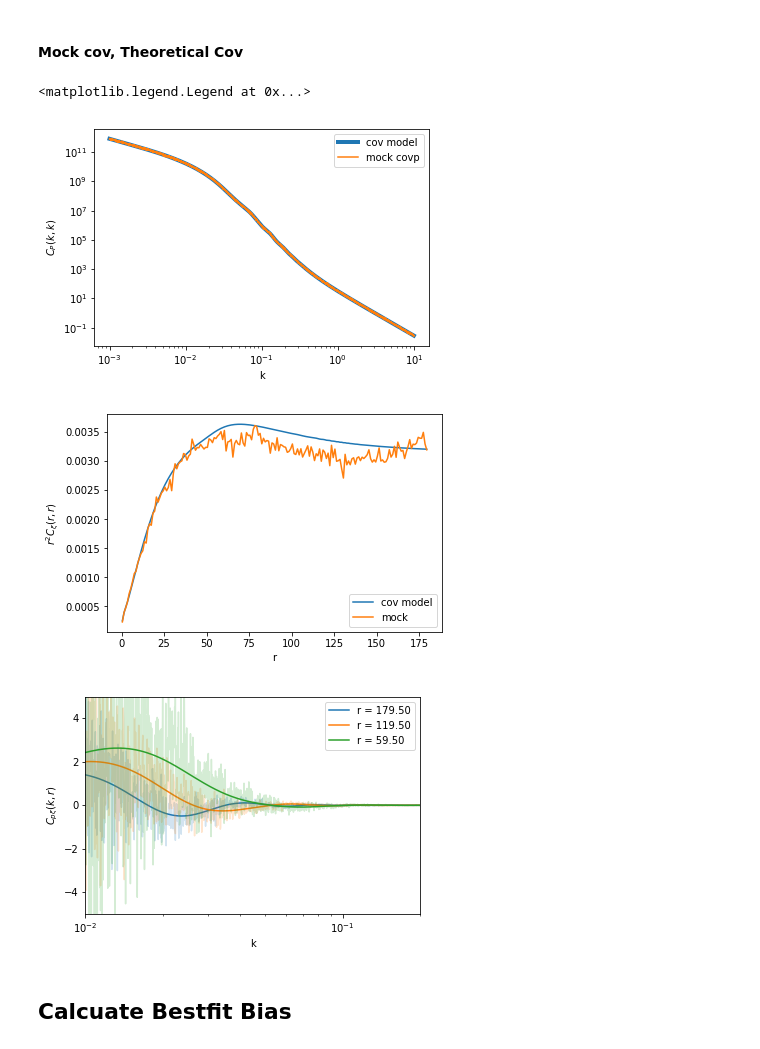
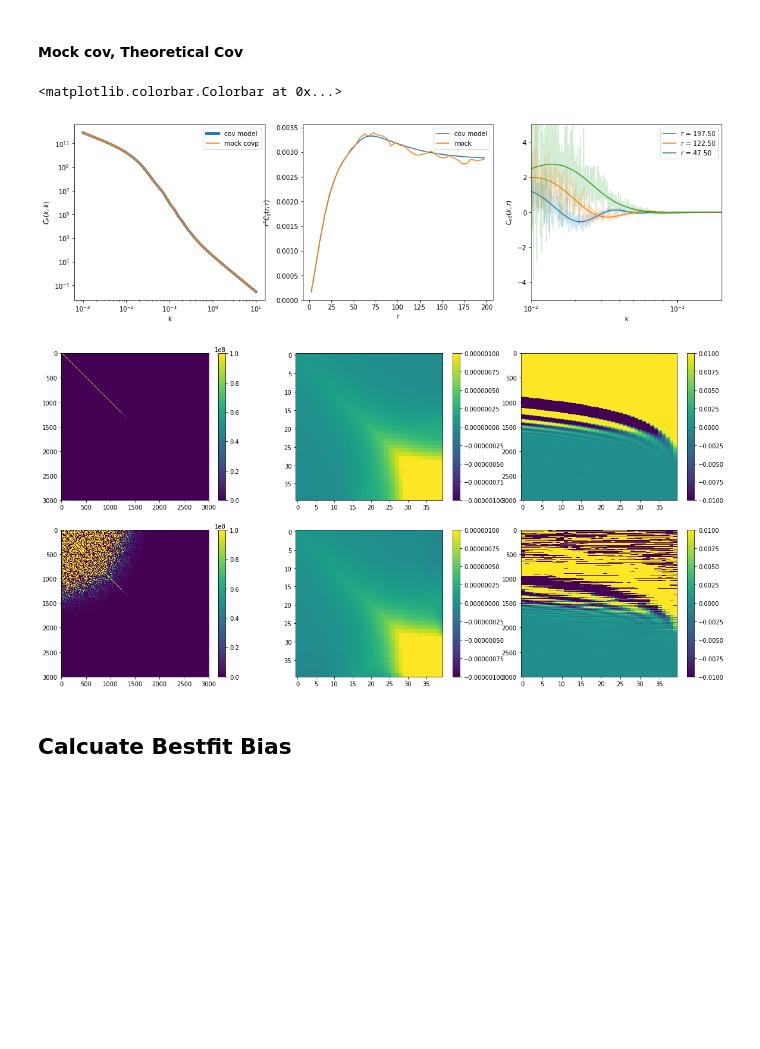
Before and after one commit to sujeong-lee/SNR, a Jupyter notebook: notebook/Mock cross covariance-2 - shotnoise.ipynb, the cells around one changed output. Cells and saved outputs as stored; diff of their text form; code cells hidden in the pictures; blank space fills up the shorter version.

Commit message:
mock 2000

```diff
--- a/notebook/Mock cross covariance-2 - shotnoise.ipynb
+++ b/notebook/Mock cross covariance-2 - shotnoise.ipynb
@@ -28,7 +25,7 @@ No Shotnoise, No Finger of God term
  s = velocity dispersion in FoG term
  nn = shot noise
 """
-cosmo = class_covariance(KMIN=0.001, KMAX = 10, n=3000, RMIN = 0.001, RMAX = 180, n2 = 181, \
+cosmo = class_covariance(KMIN=0.001, KMAX = 10, n=3000, RMIN = 0.001, RMAX = 200, n2 = 41, \
                          b = 2.0, f = 0.74, s=0.0, nn=3.0e-04, rscale = 'lin', kscale='lin')
 
 #cosmo.compile_fortran_modules()
@@ -55,11 +52,11 @@ cov xi 32399/32400
 # %% [markdown]
 ## Generate Mocks
 # %%
-header = "class_covariance(KMIN=0.001, KMAX = 10, n=3000, RMIN = 0.001, RMAX = 180, n2 = 181, \
+header = "class_covariance(KMIN=0.001, KMAX = 10, n=3000, RMIN = 0.001, RMAX = 200, n2 = 41, \
                          b = 2.0, f = 0.74, s=0.0, nn=3.0e-04, rscale = 'lin', kscale='lin')"
-dirs = '../data_txt/mocks10/'
-p_mock, xi_mock = generate_mocks( cosmo, p_model, covp_model, N_mock = 500 )
-#save_mocks( cosmo, p_mock, xi_mock, header = header, dir = dirs  )
+dirs = '../data_txt/mocks14/'
+p_mock, xi_mock = generate_mocks( cosmo, p_model, covp_model, N_mock = 2000 )
+save_mocks( cosmo, p_mock, xi_mock, header = header, dir = dirs  )
 kcenter, p_mock, rcenter, xi_mock = load_mocks(dir = dirs)
 mocks = np.hstack(( p_mock, xi_mock ))
 # %% [output]
@@ -132,39 +128,56 @@ ax.legend(loc='best')
 # %% [markdown]
 #### Mock cov, Theoretical Cov
 # %%
-fig, ax = plt.subplots()
+fig, (ax, ax2, ax3) = plt.subplots(1,3, figsize = (18,5))
 
 kcenter = cosmo.kbin
 ax.loglog(kcenter, covp_model.diagonal(), '-', linewidth = 4.0, label = 'cov model')
 ax.loglog(kcenter, mock_covp.diagonal(), '-', label ='mock covp')
 ax.set_xlabel('k')
 ax.set_ylabel(r'$C_P (k,k)$')
 ax.legend()
 
-fig, ax = plt.subplots()
-ax.plot(cosmo.rcenter, cosmo.rcenter**2*covxi_model.diagonal(), label='cov model')
-ax.plot(cosmo.rcenter, cosmo.rcenter**2*mock_covxi.diagonal(), '-', label = 'mock')
+#fig, ax = plt.subplots()
+ax2.plot(cosmo.rcenter, cosmo.rcenter**2*covxi_model.diagonal(), label='cov model')
+ax2.plot(cosmo.rcenter, cosmo.rcenter**2*mock_covxi.diagonal(), '-', label = 'mock')
 #ax.plot(cosmo.rcenter, cosmo.rcenter**2*cov_xi_3.diagonal(), '-', label = 'model2')
-ax.set_xlabel('r')
-ax.set_ylabel(r'$r^2 C_{\xi}(r,r)$')
-ax.legend()
+ax2.set_xlabel('r')
+ax2.set_ylabel(r'$r^2 C_{\xi}(r,r)$')
+ax2.legend()
 
-fig, ax = plt.subplots()
-for i in np.arange(0, cosmo.rcenter.size, 60):
-    ax.plot(cosmo.kbin, mock_covpxi[:,i], alpha = 0.2)
-    ax.plot(cosmo.kbin, covpxi_model[:,i], label='r = {:0.2f}'.format(cosmo.rcenter[i]), color = ax.lines[-1].get_color())
 
-ax.set_ylim(-5, 5)
-ax.set_xlim(1e-02,0.2)
-ax.set_xlabel('k')
-ax.set_ylabel(r'$C_{p\xi}(k,r)$')
-ax.set_xscale('log')
-ax.legend(loc='best')
+#fig, ax = plt.subplots()
+for i in np.arange(0, cosmo.rcenter.size, 15):
+    ax3.plot(cosmo.kbin, mock_covpxi[:,i], alpha = 0.2)
+    ax3.plot(cosmo.kbin, covpxi_model[:,i], label='r = {:0.2f}'.format(cosmo.rcenter[i]), color = ax3.lines[-1].get_color())
+
+ax3.set_ylim(-5, 5)
+ax3.set_xlim(1e-02,0.2)
+ax3.set_xlabel('k')
+ax3.set_ylabel(r'$C_{p\xi}(k,r)$')
+ax3.set_xscale('log')
+ax3.legend(loc='best')
+
+
+fig, ((ax, ax2, ax3),(ax4, ax5, ax6)) = plt.subplots(2,3, figsize = (20,10))
+im = ax.imshow(covp_model, vmax = 1e8, vmin = 0)
+im2 = ax2.imshow(covxi_model, vmax=0.000001, vmin=-0.000001)
+im3 = ax3.imshow(covpxi_model, aspect='auto', vmax=0.01, vmin=-0.01)
+
+im4 = ax4.imshow(mock_covp, vmax = 1e8, vmin = 0)
+im5 = ax5.imshow(mock_covxi, vmax=0.000001, vmin=-0.000001)
+im6 = ax6.imshow(mock_covpxi, aspect='auto', vmax=0.01, vmin=-0.01)
+
+fig.colorbar(im,ax=ax)
+fig.colorbar(im2,ax=ax2)
+fig.colorbar(im3,ax=ax3)
+fig.colorbar(im4,ax=ax4)
+fig.colorbar(im5,ax=ax5)
+fig.colorbar(im6,ax=ax6)
 # %% [output]
-<matplotlib.legend.Legend at 0x...>
+<matplotlib.colorbar.Colorbar at 0x...>
-[figure, old version]
+[figure, new version]
-[figure, old version]
+[figure, new version]
-[figure, removed]
 # %% [markdown]
 ## Calcuate Bestfit Bias
 # %% [markdown]
```
Also changed, not shown: parts of 8 cells of this notebook.
